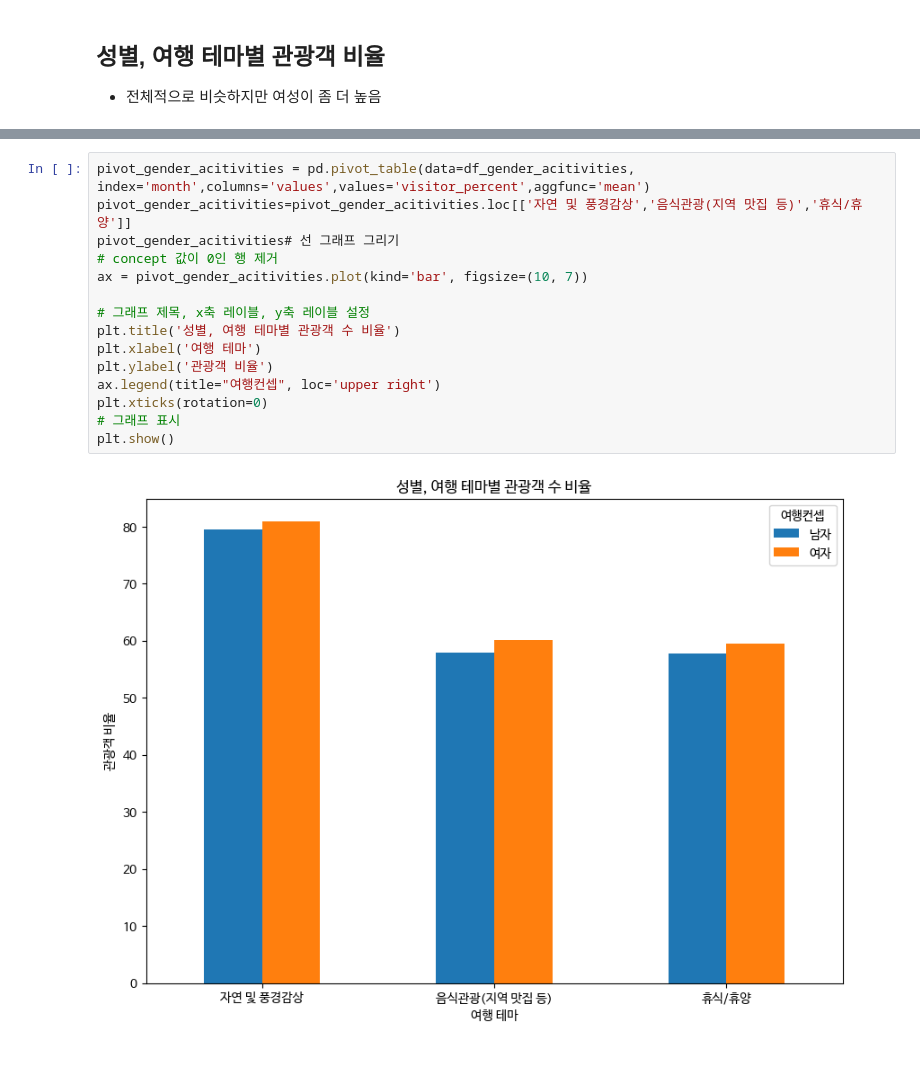
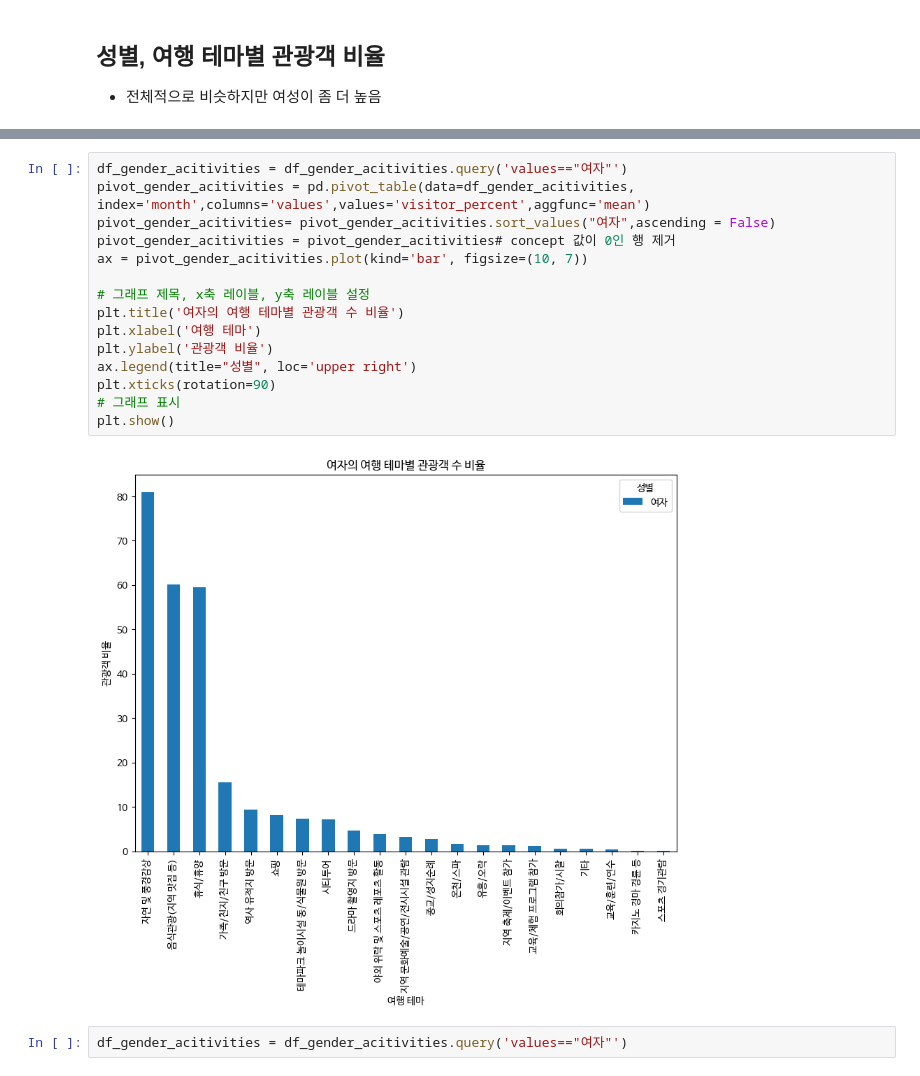
Before and after one commit to nohjuhyeon/AI_LKJ_hubs_fastapi, a Jupyter notebook: data_analysis/persona/gender_age_travelActivities(2020-2022).ipynb, the cells around one changed output, grey strips where cells are left out. Saved outputs shown, nothing was run; the diff lists cells and outputs as text.

```diff
--- a/data_analysis/persona/gender_age_travelActivities(2020-2022).ipynb
+++ b/data_analysis/persona/gender_age_travelActivities(2020-2022).ipynb
@@ -248,17 +248,19 @@ pivot_gender_acitivities
 # %%
+df_gender_acitivities = df_gender_acitivities.query('values=="여자"')
 pivot_gender_acitivities = pd.pivot_table(data=df_gender_acitivities, index='month',columns='values',values='visitor_percent',aggfunc='mean')
-pivot_gender_acitivities=pivot_gender_acitivities.loc[['자연 및 풍경감상','음식관광(지역 맛집 등)','휴식/휴양']]
-pivot_gender_acitivities# 선 그래프 그리기
-# concept 값이 0인 행 제거
+pivot_gender_acitivities= pivot_gender_acitivities.sort_values("여자",ascending = False)
+pivot_gender_acitivities = pivot_gender_acitivities# concept 값이 0인 행 제거
 ax = pivot_gender_acitivities.plot(kind='bar', figsize=(10, 7))
 
 # 그래프 제목, x축 레이블, y축 레이블 설정
-plt.title('성별, 여행 테마별 관광객 수 비율')
+plt.title('여자의 여행 테마별 관광객 수 비율')
 plt.xlabel('여행 테마')
 plt.ylabel('관광객 비율')
-ax.legend(title="여행컨셉", loc='upper right')
-plt.xticks(rotation=0)
+ax.legend(title="성별", loc='upper right')
+plt.xticks(rotation=90)
 # 그래프 표시
 plt.show()
 # %% [output]
-[figure, old version]
+[figure, new version]
+# %%
+df_gender_acitivities = df_gender_acitivities.query('values=="여자"')
```
Also changed, not shown: parts of 8 cells of this notebook, 5 other files.
